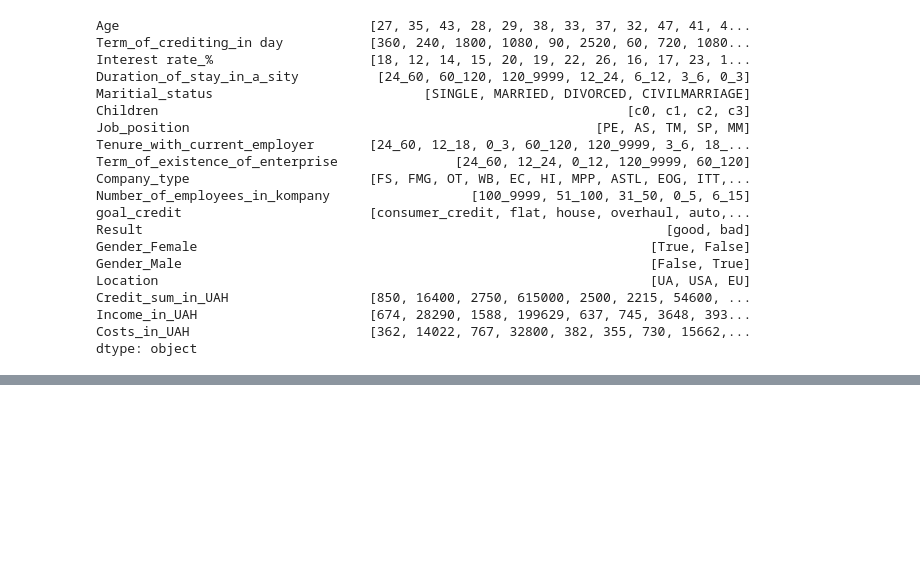
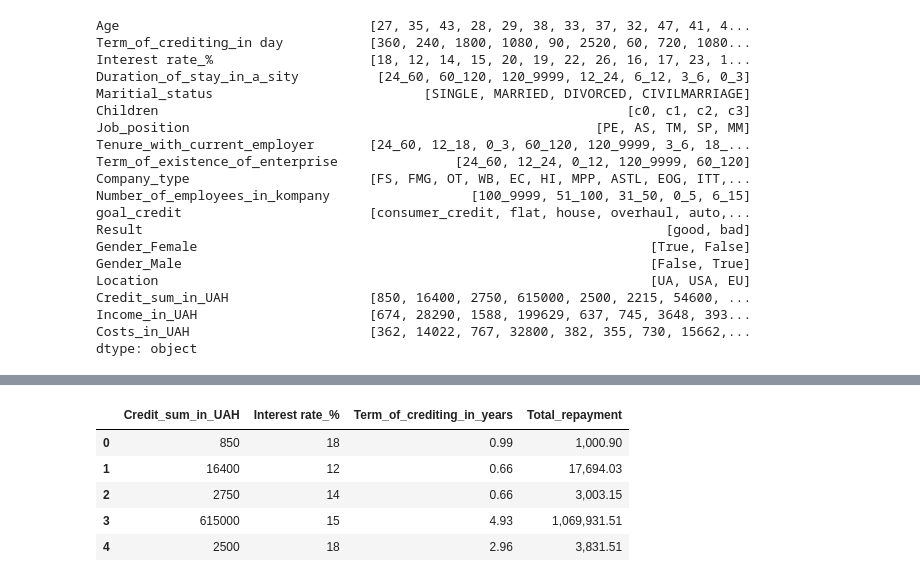
Before and after one commit to fonkurz/feda_labs, a Jupyter notebook: lab1/decision_tree.ipynb, the cells around one changed output, grey strips where cells are left out. Cells and saved outputs as stored; diff of their text form; code cells hidden in the pictures; blank space fills up the shorter version.

```diff
--- a/lab1/decision_tree.ipynb
+++ b/lab1/decision_tree.ipynb
@@ -202,0 +282,11 @@ dtype: object
+# %%
+df['Total_repayment'] = df['Credit_sum_in_UAH'] * (1 + (df['Interest rate_%'] / 100) * df['Term_of_crediting_in_years'])
+pd.options.display.float_format = '{:,.2f}'.format
+df[['Credit_sum_in_UAH', 'Interest rate_%', 'Term_of_crediting_in_years', 'Total_repayment']].head()
+# %% [output]
+|  | Credit_sum_in_UAH | Interest rate_% | Term_of_crediting_in_years | Total_repayment |
+| 0 | 850 | 18 | 0.99 | 1,000.90 |
+| 1 | 16400 | 12 | 0.66 | 17,694.03 |
+| 2 | 2750 | 14 | 0.66 | 3,003.15 |
+| 3 | 615000 | 15 | 4.93 | 1,069,931.51 |
+| 4 | 2500 | 18 | 2.96 | 3,831.51 |
```
Also changed, not shown: parts of 12 cells of this notebook.
